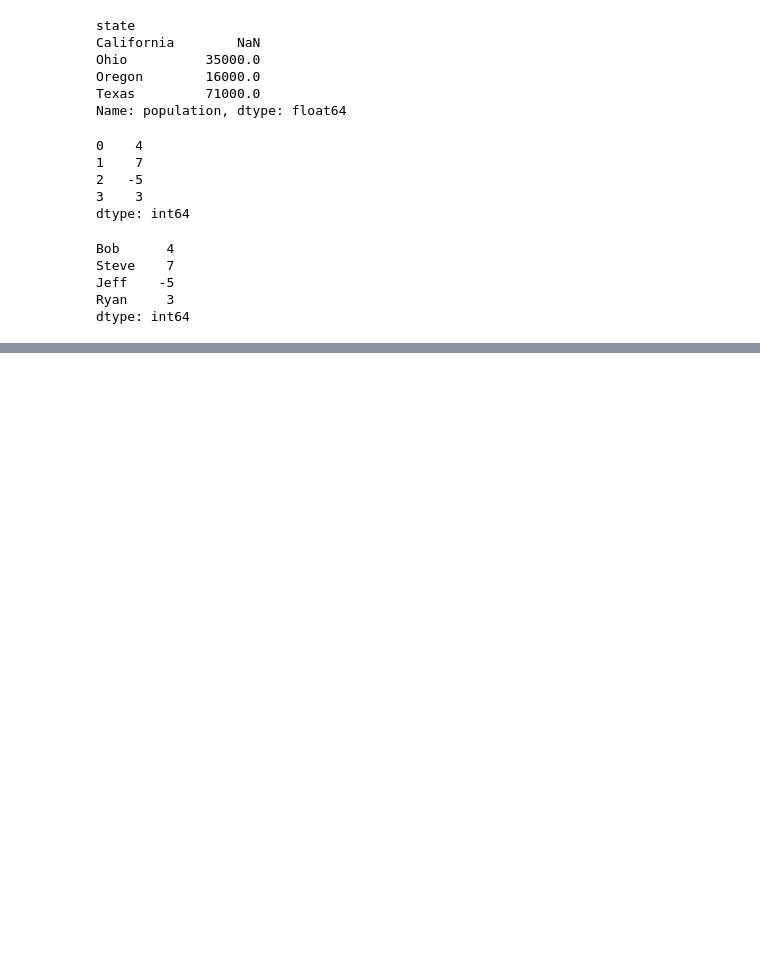
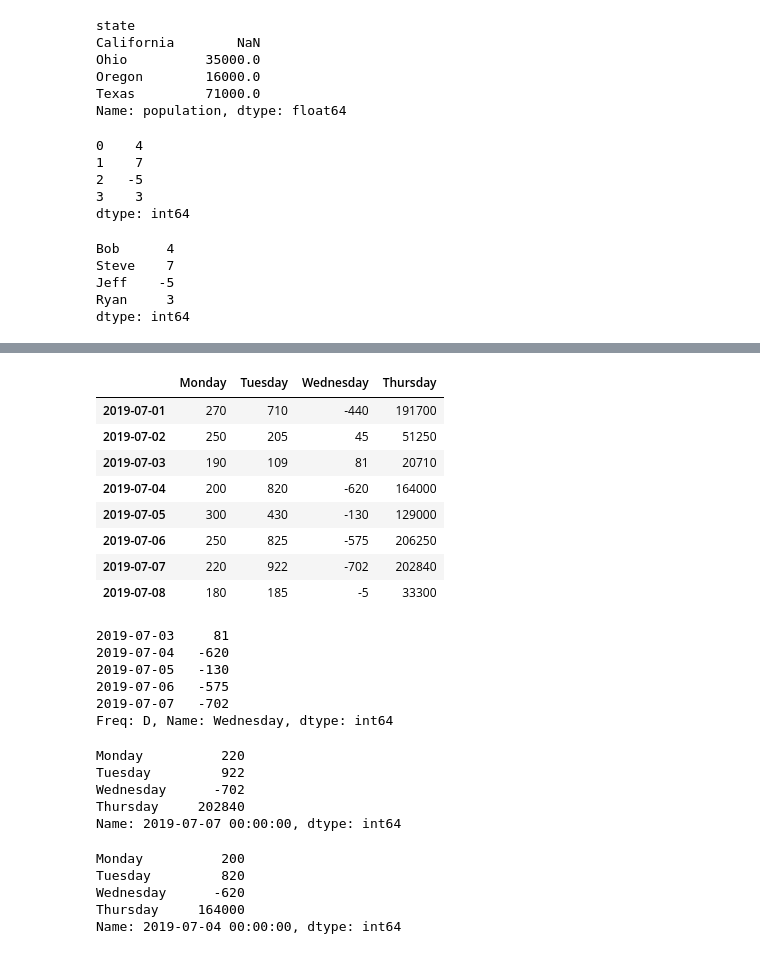
Before and after one commit to MuhammadHamzaAfzal/Python_Class_Work_jz, a Jupyter notebook: Pandas.ipynb, the cells around one changed output, grey strips where cells are left out. Cells and saved outputs as stored; diff of their text form; code cells hidden in the pictures; blank space fills up the shorter version.

```diff
--- a/Pandas.ipynb
+++ b/Pandas.ipynb
@@ -345,0 +355,4 @@ dtype: int64
+# %%
+obj=pd.Series([270,250,190,200,300,250,220,180],index=dates)
+obj2=pd.Series([710,205,109,820,430,825,922,185],index=dates)
+obj,obj2
@@ -345,0 +377,3 @@ dtype: int64
+# %%
+money=pd.DataFrame({'Monday':obj,'Tuesday':obj2})
+money
@@ -345,0 +401,3 @@ dtype: int64
+# %%
+diff=money.Monday-money.Tuesday
+diff
@@ -345,0 +414,3 @@ dtype: int64
+# %%
+prod=money.Monday*money.Tuesday
+prod
@@ -345,0 +427,39 @@ dtype: int64
+# %%
+money['Wednesday']=diff
+money['Thursday']=prod
+money
+# %% [output]
+|  | Monday | Tuesday | Wednesday | Thursday |
+| 2019-07-01 | 270 | 710 | -440 | 191700 |
+| 2019-07-02 | 250 | 205 | 45 | 51250 |
+| 2019-07-03 | 190 | 109 | 81 | 20710 |
+| 2019-07-04 | 200 | 820 | -620 | 164000 |
+| 2019-07-05 | 300 | 430 | -130 | 129000 |
+| 2019-07-06 | 250 | 825 | -575 | 206250 |
+| 2019-07-07 | 220 | 922 | -702 | 202840 |
+| 2019-07-08 | 180 | 185 | -5 | 33300 |
+# %%
+money.Wednesday["2019-07-03" : "2019-07-07"]
+# %% [output]
+2019-07-03     81
+2019-07-04   -620
+2019-07-05   -130
+2019-07-06   -575
+2019-07-07   -702
+Freq: D, Name: Wednesday, dtype: int64
+# %%
+money.iloc[-2]
+# %% [output]
+Monday          220
+Tuesday         922
+Wednesday      -702
+Thursday     202840
+Name: 2019-07-07 00:00:00, dtype: int64
+# %%
+money.loc["2019-07-04"]
+# %% [output]
+Monday          200
+Tuesday         820
+Wednesday      -620
+Thursday     164000
+Name: 2019-07-04 00:00:00, dtype: int64
```
Also changed, not shown: parts of 16 cells of this notebook.
